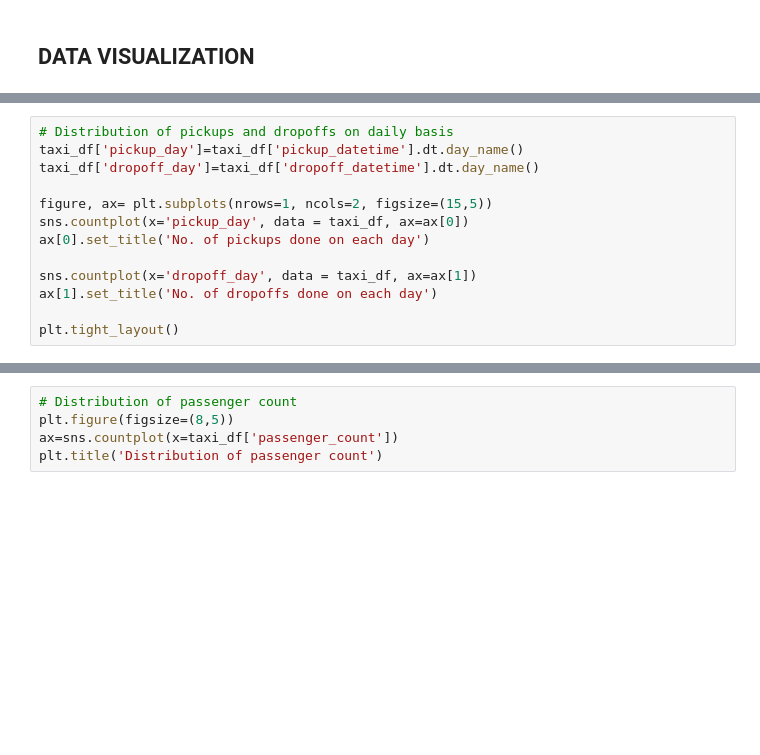
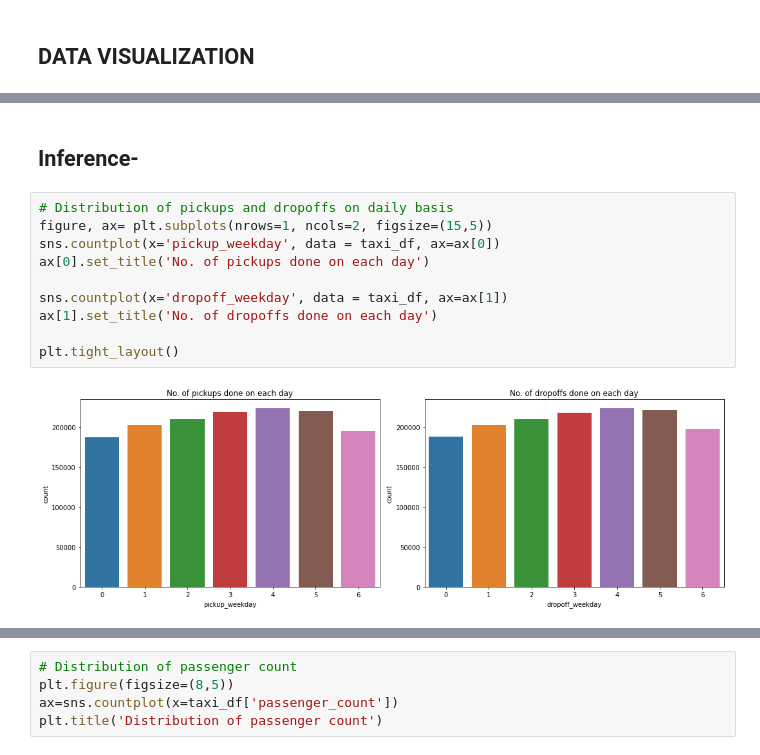
Before and after one commit to Jahnavi-Jaolekar/NYC-Taxi-time-prediction, a Jupyter notebook: NYC_taxi_trip_time_prediction.ipynb, the cells around one changed output, grey strips where cells are left out. Cells and saved outputs as stored; diff of their text form; blank space fills up the shorter version.

```diff
--- a/NYC_taxi_trip_time_prediction.ipynb
+++ b/NYC_taxi_trip_time_prediction.ipynb
@@ -89,14 +262,15 @@ sns.countplot(x='vendor_id',data=taxi_df)
+# %% [markdown]
+## Inference-
 # %%
 # Distribution of pickups and dropoffs on daily basis
-taxi_df['pickup_day']=taxi_df['pickup_datetime'].dt.day_name()
-taxi_df['dropoff_day']=taxi_df['dropoff_datetime'].dt.day_name()
-
 figure, ax= plt.subplots(nrows=1, ncols=2, figsize=(15,5))
-sns.countplot(x='pickup_day', data = taxi_df, ax=ax[0])
+sns.countplot(x='pickup_weekday', data = taxi_df, ax=ax[0])
 ax[0].set_title('No. of pickups done on each day')
 
-sns.countplot(x='dropoff_day', data = taxi_df, ax=ax[1])
+sns.countplot(x='dropoff_weekday', data = taxi_df, ax=ax[1])
 ax[1].set_title('No. of dropoffs done on each day')
 
 plt.tight_layout()
+# %% [output]
+[figure, added]
 # %% [markdown]
```
Also changed, not shown: parts of 107 cells of this notebook.
